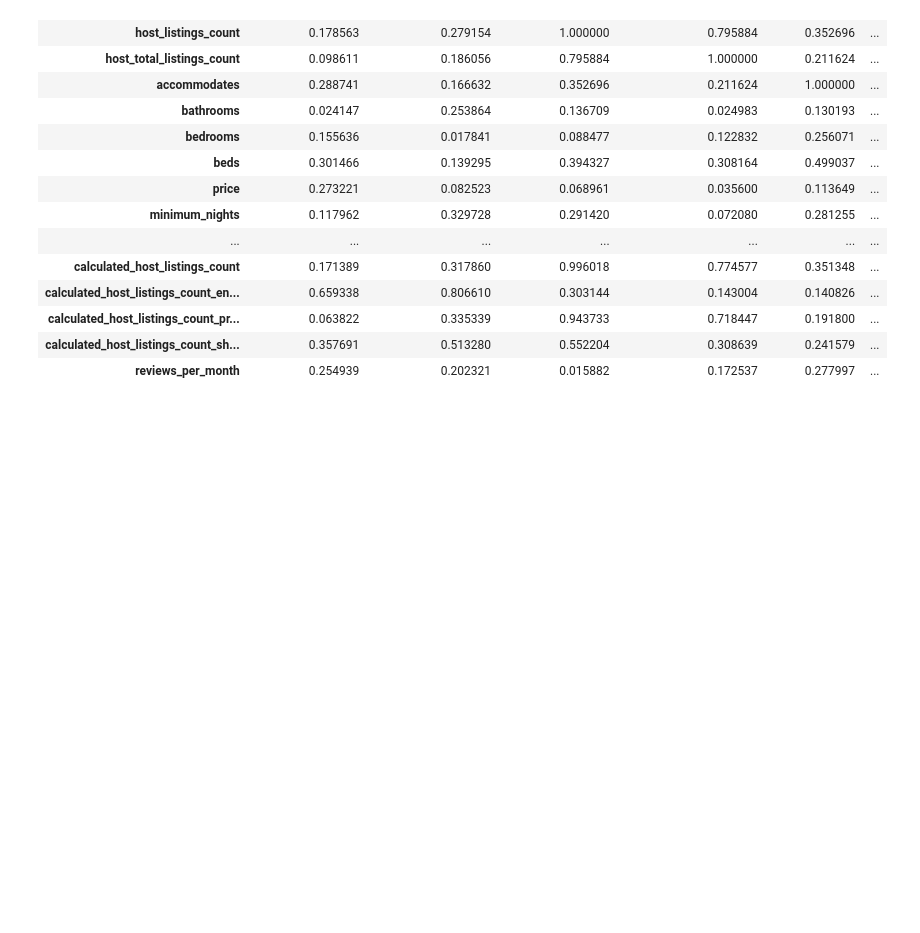
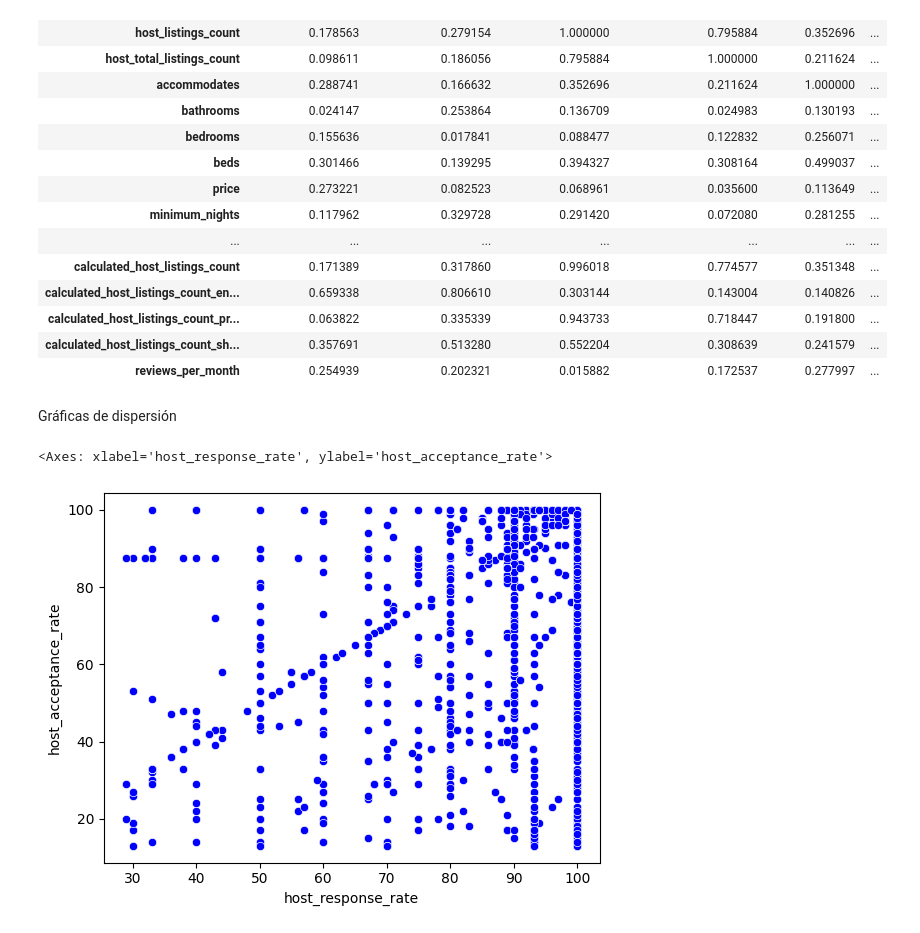
Before and after one commit to Raydays55/Actividad-1-Regresion-Lineal, a Jupyter notebook: Act1.ipynb, the cells around one changed output. Drawn from its saved outputs; the diff is of its cells as text; code cells hidden in the pictures; blank space fills up the shorter version.

```diff
--- a/Act1.ipynb
+++ b/Act1.ipynb
@@ -181,3 +183,11 @@ Corr_Shared_room1
 | calculated_host_listings_count_pr... | 0.063822 | 0.335339 | 0.943733 | 0.718447 | 0.191800 | ... |
 | calculated_host_listings_count_sh... | 0.357691 | 0.513280 | 0.552204 | 0.308639 | 0.241579 | ... |
 | reviews_per_month | 0.254939 | 0.202321 | 0.015882 | 0.172537 | 0.277997 | ... |
+# %% [markdown]
+Gráficas de dispersión
+# %%
+#Entire home/apt
+sns.scatterplot(x= 'host_response_rate', y= 'host_acceptance_rate', color= 'blue', data= Entire_home_cuant)
+# %% [output]
+<Axes: xlabel='host_response_rate', ylabel='host_acceptance_rate'>
+[figure, added]
```
Also changed, not shown: parts of 4 cells of this notebook.
